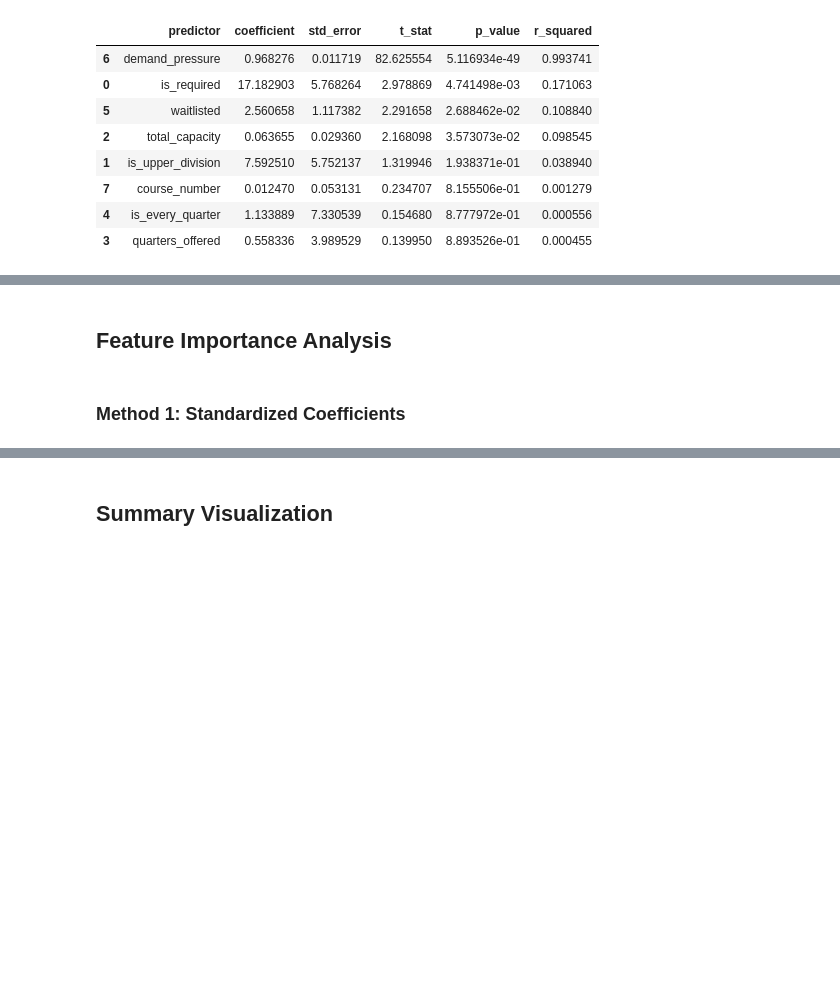
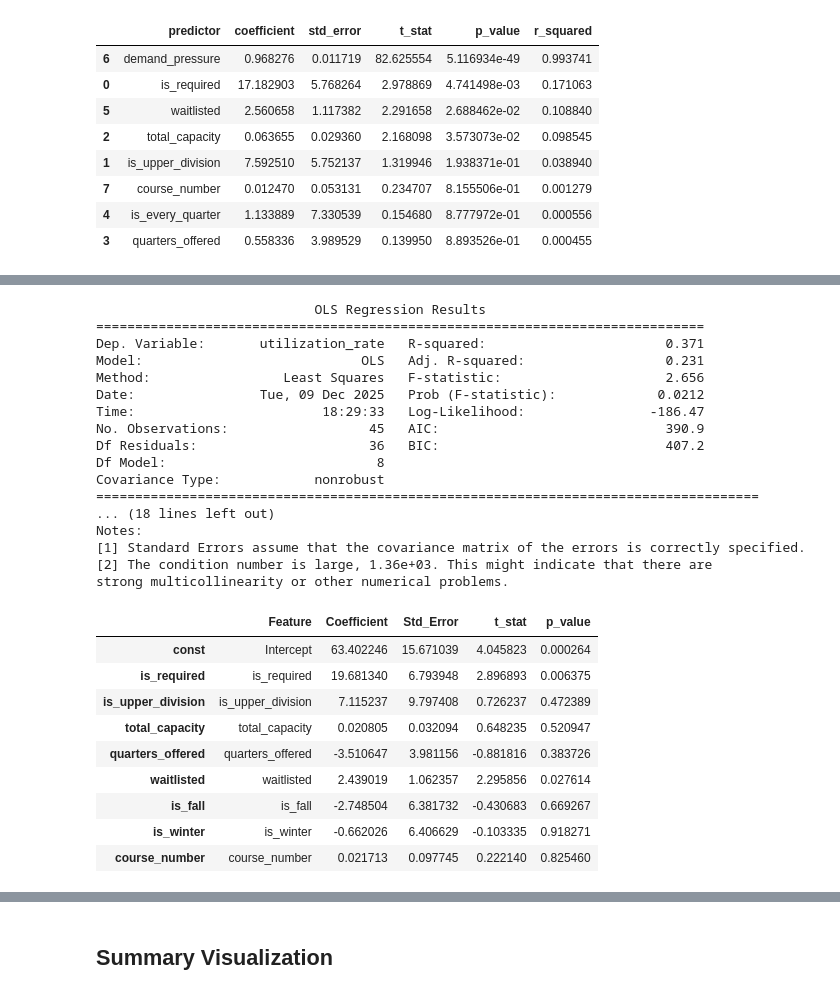
Before and after one commit to cadenpascual/DSC190_FinalProject, a Jupyter notebook: webreg_statistical_analysis.ipynb, the cells around one changed output, grey strips where cells are left out. Saved outputs shown, nothing was run; the diff lists cells and outputs as text; code cells hidden in the pictures; blank space fills up the shorter version.

Commit message:
organized tests model and code

```diff
--- a/webreg_statistical_analysis.ipynb
+++ b/webreg_statistical_analysis.ipynb
@@ -259,22 +418,49 @@ simple_reg_results
 # %%
+import os
+os.makedirs("webreg_data/results", exist_ok=True)
+
 feature_columns = ['is_required', 'is_upper_division', 'total_capacity', 'quarters_offered',
                    'waitlisted', 'is_fall', 'is_winter', 'course_number']
 
 X = sm.add_constant(df[feature_columns])
 multi_model = sm.OLS(df['utilization_rate'], X).fit()
 
 print(multi_model.summary())
 
 coef_df = pd.DataFrame({
     'Feature': ['Intercept'] + feature_columns,
     'Coefficient': multi_model.params,
     'Std_Error': multi_model.bse,
     't_stat': multi_model.tvalues,
     'p_value': multi_model.pvalues
 })
-coef_df.to_csv('multiple_regression_coefficients.csv', index=False)
+coef_df.to_csv('webreg_data/results/multiple_regression_coefficients.csv', index=False)
 coef_df
+# %% [output]
+                            OLS Regression Results
+==============================================================================
+Dep. Variable:       utilization_rate   R-squared:                       0.371
+Model:                            OLS   Adj. R-squared:                  0.231
+Method:                 Least Squares   F-statistic:                     2.656
+Date:                Tue, 09 Dec 2025   Prob (F-statistic):             0.0212
+Time:                        18:29:33   Log-Likelihood:                -186.47
+No. Observations:                  45   AIC:                             390.9
+Df Residuals:                      36   BIC:                             407.2
+Df Model:                           8
+Covariance Type:            nonrobust
+=====================================================================================
+... (18 lines left out)
+Notes:
+[1] Standard Errors assume that the covariance matrix of the errors is correctly specified.
+[2] The condition number is large, 1.36e+03. This might indicate that there are
+strong multicollinearity or other numerical problems.
+|  | Feature | Coefficient | Std_Error | t_stat | p_value |
+| const | Intercept | 63.402246 | 15.671039 | 4.045823 | 0.000264 |
+| is_required | is_required | 19.681340 | 6.793948 | 2.896893 | 0.006375 |
+| is_upper_division | is_upper_division | 7.115237 | 9.797408 | 0.726237 | 0.472389 |
+| total_capacity | total_capacity | 0.020805 | 0.032094 | 0.648235 | 0.520947 |
+| quarters_offered | quarters_offered | -3.510647 | 3.981156 | -0.881816 | 0.383726 |
+| waitlisted | waitlisted | 2.439019 | 1.062357 | 2.295856 | 0.027614 |
+| is_fall | is_fall | -2.748504 | 6.381732 | -0.430683 | 0.669267 |
+| is_winter | is_winter | -0.662026 | 6.406629 | -0.103335 | 0.918271 |
+| course_number | course_number | 0.021713 | 0.097745 | 0.222140 | 0.825460 |
-# %% [markdown]
-## Feature Importance Analysis
-# %% [markdown]
-### Method 1: Standardized Coefficients
```
Also changed, not shown: parts of 38 cells of this notebook, 9 other files.
